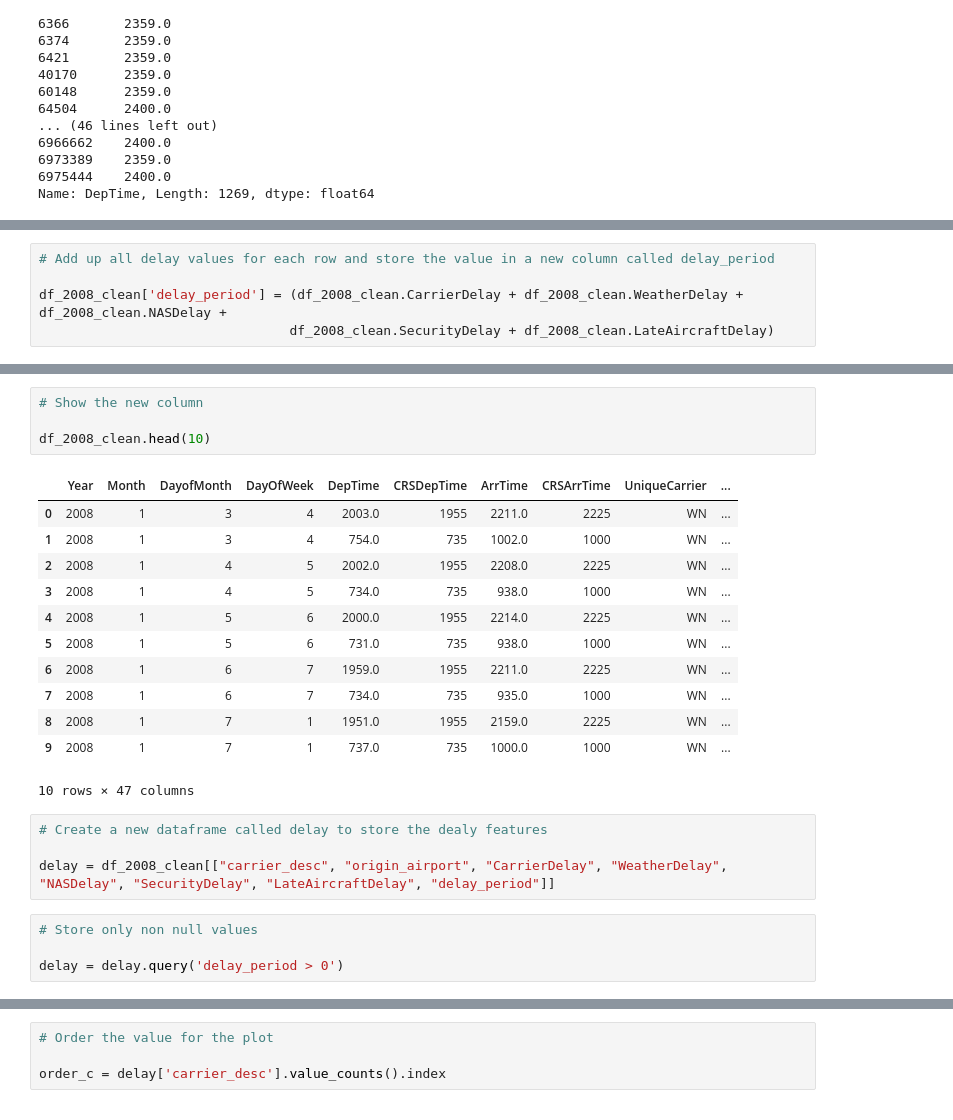
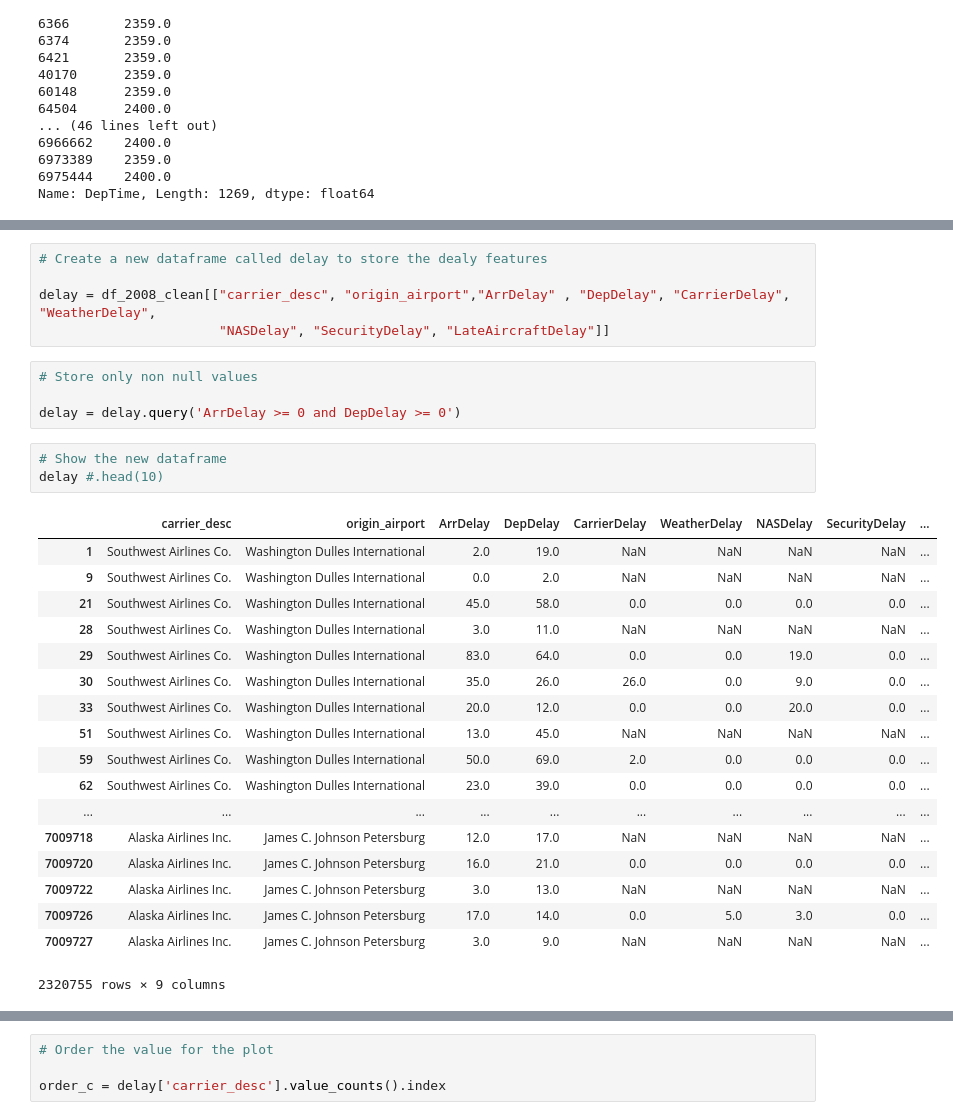
Before and after one commit to iRaied/UDACITY_Project_5.2_Flights, a Jupyter notebook: Flights.ipynb, the cells around one changed output, grey strips where cells are left out. Drawn from its saved outputs; the diff is of its cells as text.

```diff
--- a/Flights.ipynb
+++ b/Flights.ipynb
@@ -556,5 +552,0 @@ Name: DepTime, Length: 1269, dtype: float64
-# %%
-# Add up all delay values for each row and store the value in a new column called delay_period
-
-df_2008_clean['delay_period'] = (df_2008_clean.CarrierDelay + df_2008_clean.WeatherDelay + df_2008_clean.NASDelay +
-                                df_2008_clean.SecurityDelay + df_2008_clean.LateAircraftDelay)
@@ -561,25 +564,31 @@ df_2008_clean['delay_period'] = (df_2008_clean.CarrierDelay + df_2008_clean.Weat
+# %%
+# Create a new dataframe called delay to store the dealy features
+
+delay = df_2008_clean[["carrier_desc", "origin_airport","ArrDelay" , "DepDelay", "CarrierDelay", "WeatherDelay",
+                       "NASDelay", "SecurityDelay", "LateAircraftDelay"]]
+# %%
+# Store only non null values
+
+delay = delay.query('ArrDelay >= 0 and DepDelay >= 0')
 # %%
-# Show the new column
-
-df_2008_clean.head(10)
+# Show the new dataframe
+delay #.head(10)
 # %% [output]
-|  | Year | Month | DayofMonth | DayOfWeek | DepTime | CRSDepTime | ArrTime | CRSArrTime | UniqueCarrier | ... |
-| 0 | 2008 | 1 | 3 | 4 | 2003.0 | 1955 | 2211.0 | 2225 | WN | ... |
-| 1 | 2008 | 1 | 3 | 4 | 754.0 | 735 | 1002.0 | 1000 | WN | ... |
-| 2 | 2008 | 1 | 4 | 5 | 2002.0 | 1955 | 2208.0 | 2225 | WN | ... |
-| 3 | 2008 | 1 | 4 | 5 | 734.0 | 735 | 938.0 | 1000 | WN | ... |
-| 4 | 2008 | 1 | 5 | 6 | 2000.0 | 1955 | 2214.0 | 2225 | WN | ... |
-| 5 | 2008 | 1 | 5 | 6 | 731.0 | 735 | 938.0 | 1000 | WN | ... |
-| 6 | 2008 | 1 | 6 | 7 | 1959.0 | 1955 | 2211.0 | 2225 | WN | ... |
-| 7 | 2008 | 1 | 6 | 7 | 734.0 | 735 | 935.0 | 1000 | WN | ... |
-| 8 | 2008 | 1 | 7 | 1 | 1951.0 | 1955 | 2159.0 | 2225 | WN | ... |
-| 9 | 2008 | 1 | 7 | 1 | 737.0 | 735 | 1000.0 | 1000 | WN | ... |
+|  | carrier_desc | origin_airport | ArrDelay | DepDelay | CarrierDelay | WeatherDelay | NASDelay | SecurityDelay | ... |
+| 1 | Southwest Airlines Co. | Washington Dulles International | 2.0 | 19.0 | NaN | NaN | NaN | NaN | ... |
+| 9 | Southwest Airlines Co. | Washington Dulles International | 0.0 | 2.0 | NaN | NaN | NaN | NaN | ... |
+| 21 | Southwest Airlines Co. | Washington Dulles International | 45.0 | 58.0 | 0.0 | 0.0 | 0.0 | 0.0 | ... |
+| 28 | Southwest Airlines Co. | Washington Dulles International | 3.0 | 11.0 | NaN | NaN | NaN | NaN | ... |
+| 29 | Southwest Airlines Co. | Washington Dulles International | 83.0 | 64.0 | 0.0 | 0.0 | 19.0 | 0.0 | ... |
+| 30 | Southwest Airlines Co. | Washington Dulles International | 35.0 | 26.0 | 26.0 | 0.0 | 9.0 | 0.0 | ... |
+| 33 | Southwest Airlines Co. | Washington Dulles International | 20.0 | 12.0 | 0.0 | 0.0 | 20.0 | 0.0 | ... |
+| 51 | Southwest Airlines Co. | Washington Dulles International | 13.0 | 45.0 | NaN | NaN | NaN | NaN | ... |
+| 59 | Southwest Airlines Co. | Washington Dulles International | 50.0 | 69.0 | 2.0 | 0.0 | 0.0 | 0.0 | ... |
+| 62 | Southwest Airlines Co. | Washington Dulles International | 23.0 | 39.0 | 0.0 | 0.0 | 0.0 | 0.0 | ... |
+| ... | ... | ... | ... | ... | ... | ... | ... | ... | ... |
+| 7009718 | Alaska Airlines Inc. | James C. Johnson Petersburg | 12.0 | 17.0 | NaN | NaN | NaN | NaN | ... |
+| 7009720 | Alaska Airlines Inc. | James C. Johnson Petersburg | 16.0 | 21.0 | 0.0 | 0.0 | 0.0 | 0.0 | ... |
+| 7009722 | Alaska Airlines Inc. | James C. Johnson Petersburg | 3.0 | 13.0 | NaN | NaN | NaN | NaN | ... |
+| 7009726 | Alaska Airlines Inc. | James C. Johnson Petersburg | 17.0 | 14.0 | 0.0 | 5.0 | 3.0 | 0.0 | ... |
+| 7009727 | Alaska Airlines Inc. | James C. Johnson Petersburg | 3.0 | 9.0 | NaN | NaN | NaN | NaN | ... |
-10 rows × 47 columns
+2320755 rows × 9 columns
-# %%
-# Create a new dataframe called delay to store the dealy features
-
-delay = df_2008_clean[["carrier_desc", "origin_airport", "CarrierDelay", "WeatherDelay", "NASDelay", "SecurityDelay", "LateAircraftDelay", "delay_period"]]
-# %%
-# Store only non null values
-
-delay = delay.query('delay_period > 0')
```
Also changed, not shown: parts of 28 cells of this notebook.
